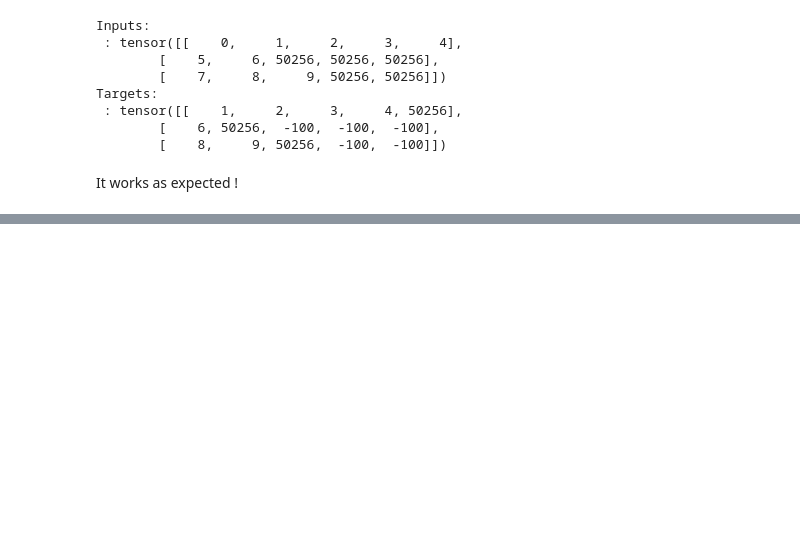
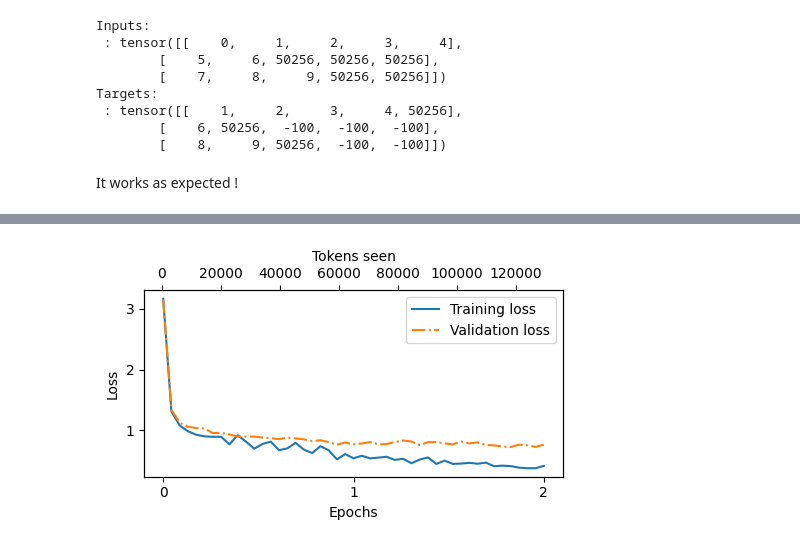
Before and after one commit to diegoalejogm/build-llm, a Jupyter notebook: instruction-tuning.ipynb, the cells around one changed output, grey strips where cells are left out. Cells and saved outputs as stored; diff of their text form; code cells hidden in the pictures; blank space fills up the shorter version.

Commit message:
Add instruction-tuning data loading, model training and evaluation.

```diff
--- a/instruction-tuning.ipynb
+++ b/instruction-tuning.ipynb
@@ -284,0 +316,4 @@ It works as expected !
+# %%
+from functools import partial
+
+custom_collate_fn = partial(custom_collate_fn, device=device, allowed_max_length=1024)
@@ -284,0 +480,4 @@ It works as expected !
+# %%
+torch.manual_seed(123)
+input_text = format_input(val_data[0])
+print(input_text)
@@ -284,0 +489,11 @@ It works as expected !
+# %%
+token_ids = generateText(
+    model=gpt,
+    idx=text_to_token_ids(input_text, tokenizer).to(
+        device
+    ),  # Ensure input is on the correct device
+    max_new_tokens=35,
+    context_size=BASE_CONFIG["context_length"],
+    eos_id=50256,
+)
+generated_text = token_ids_to_text(token_ids, tokenizer)
@@ -284,0 +689,33 @@ It works as expected !
+# %%
+import numpy as np
+import matplotlib.pyplot as plt
+from matplotlib.ticker import MaxNLocator
+
+
+def _to_list(x):
+    if torch.is_tensor(x):
+        # avoids .numpy() so no NumPy dependency
+        return x.detach().cpu().tolist()
+    # handle lists/tuples already
+    return x
+
+
+def plot_losses(epochs_seen, tokens_seen, train_losses, val_losses):
+    fig, ax1 = plt.subplots(figsize=(5, 3))
+    ax1.plot(epochs_seen, train_losses, label="Training loss")
+    ax1.plot(epochs_seen, val_losses, linestyle="-.", label="Validation loss")
+    ax1.set_xlabel("Epochs")
+    ax1.set_ylabel("Loss")
+    ax1.legend(loc="upper right")
+    ax1.xaxis.set_major_locator(MaxNLocator(integer=True))
+    ax2 = ax1.twiny()
+    ax2.plot(tokens_seen, train_losses, alpha=0)
+    ax2.set_xlabel("Tokens seen")
+    fig.tight_layout()
+    plt.show()
+
+
+epochs_tensor = torch.linspace(0, num_epochs, len(train_losses))
+plot_losses(epochs_tensor, tokens_seen, train_losses, val_losses)
+# %% [output]
+[figure, added]
```
Also changed, not shown: parts of 30 cells of this notebook.
